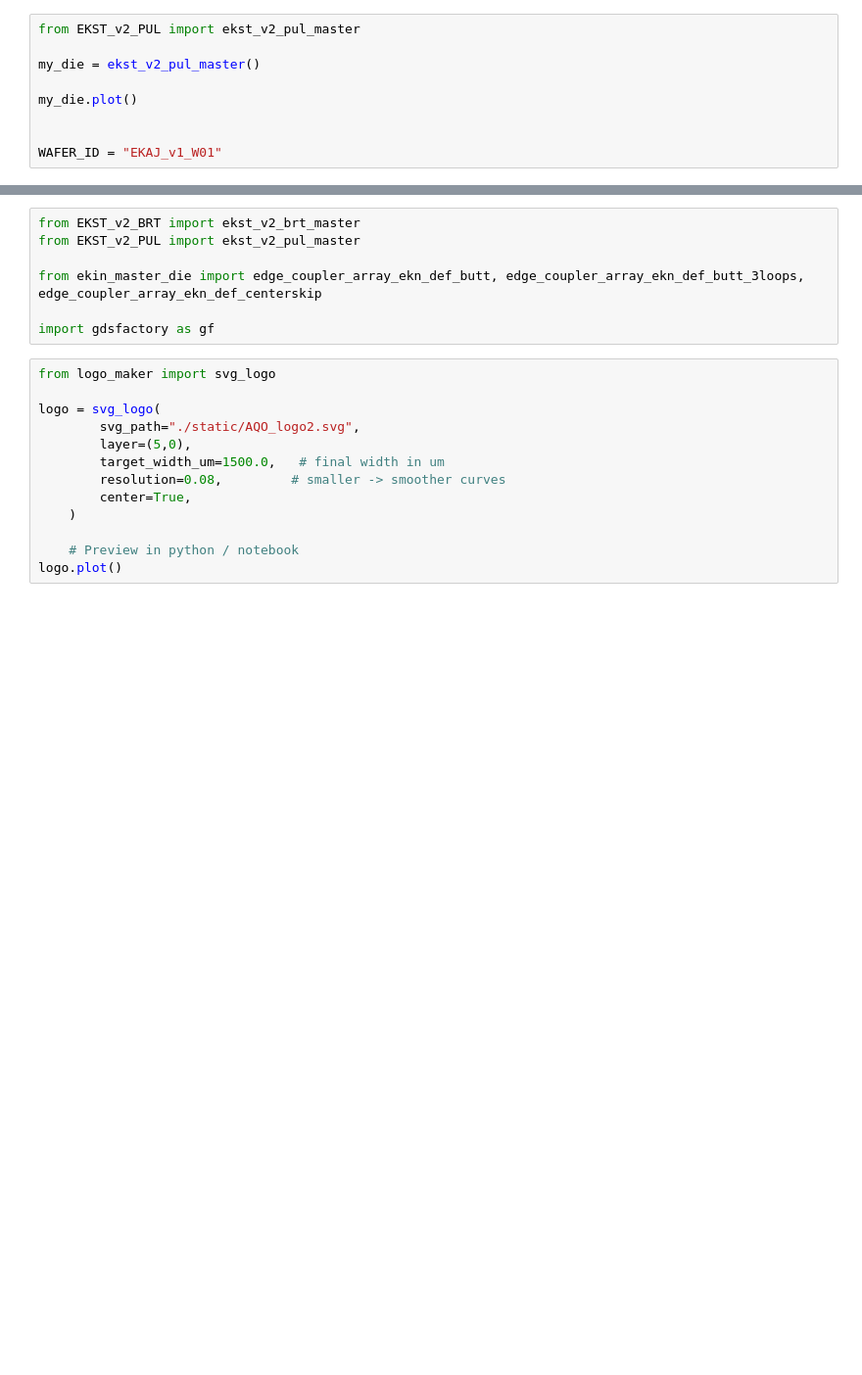
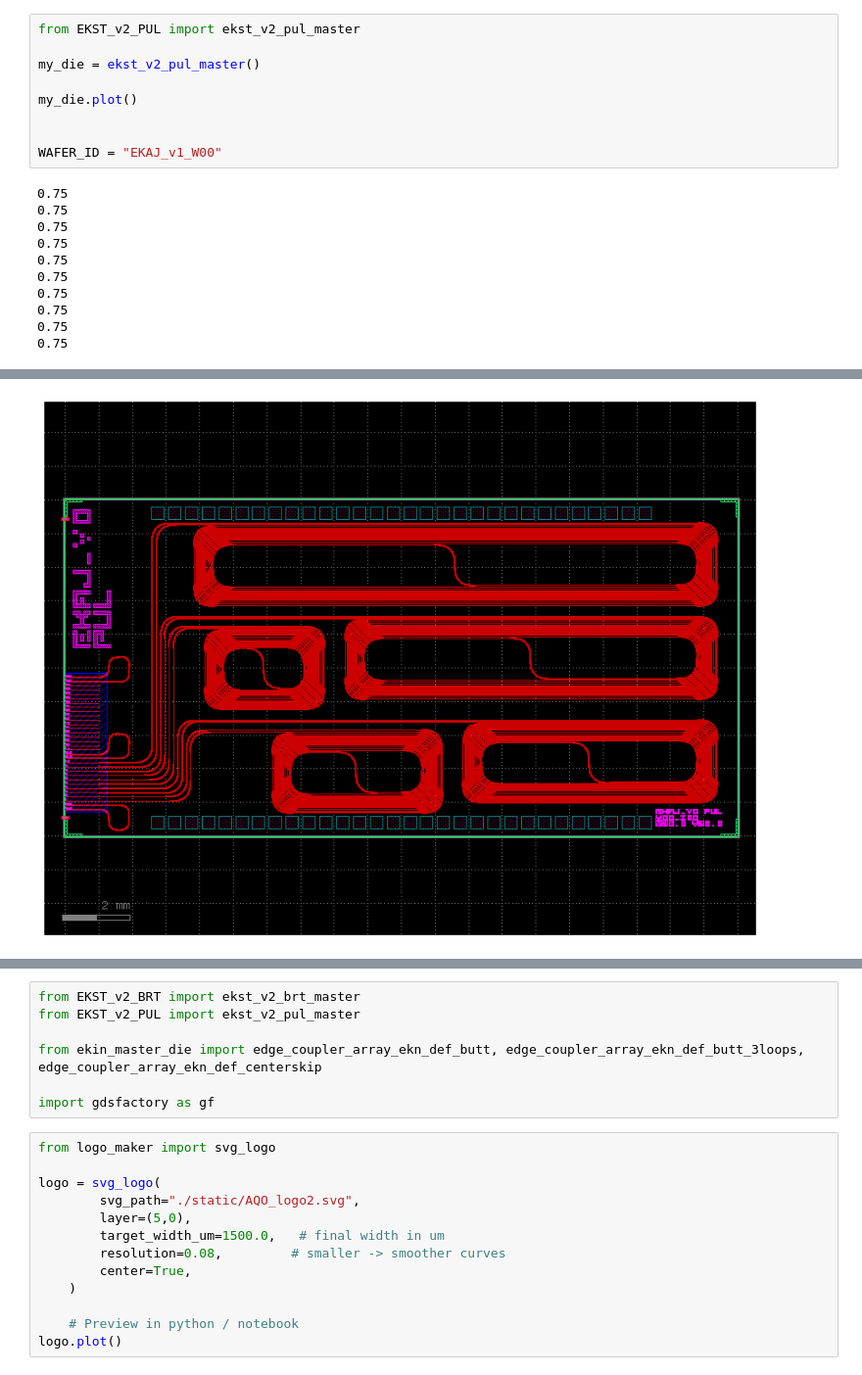
Before and after one commit to jakubsadilek/mesapdk-lab, a Jupyter notebook: test_die2_ekin.ipynb, the cells around one changed output, grey strips where cells are left out. Shown at 98% size. Saved outputs shown, nothing was run; the diff lists cells and outputs as text; blank space fills up the shorter version.

```diff
--- a/test_die2_ekin.ipynb
+++ b/test_die2_ekin.ipynb
@@ -6,4 +6,15 @@ my_die = ekst_v2_pul_master()
 my_die.plot()
 
 
-WAFER_ID = "EKAJ_v1_W01"
+WAFER_ID = "EKAJ_v1_W00"
+# %% [output]
+0.75
+0.75
+0.75
+0.75
+0.75
+0.75
+0.75
+0.75
+0.75
+0.75
@@ -10,3 +22,4 @@ WAFER_ID = "EKAJ_v1_W01"
+[figure, added]
 # %%
 from helpers import wafer_spec
 from helpers.die_estimator import estimate_max_dies_on_wafer, plot_die_packing
```
Also changed, not shown: parts of 12 cells of this notebook, 4 other files.
